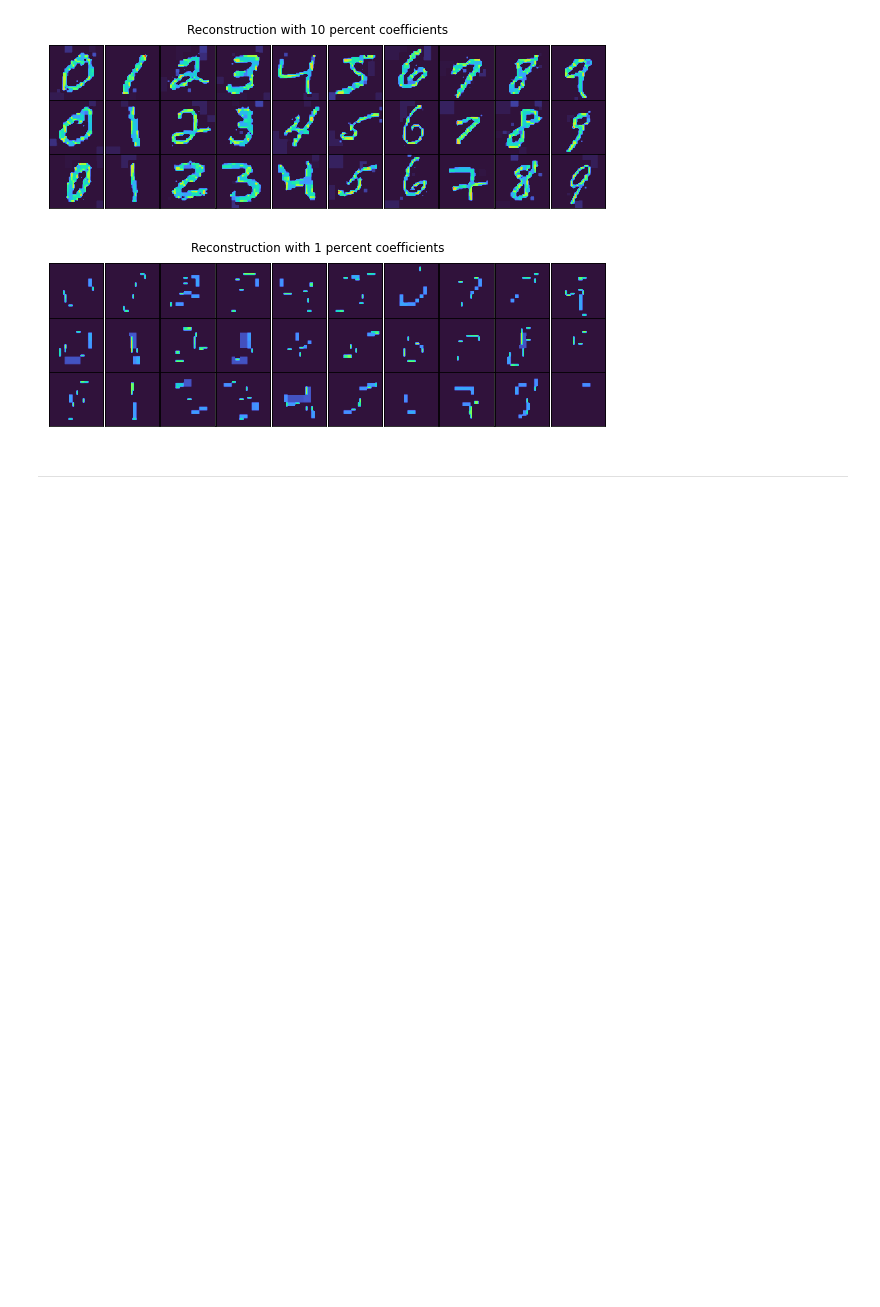
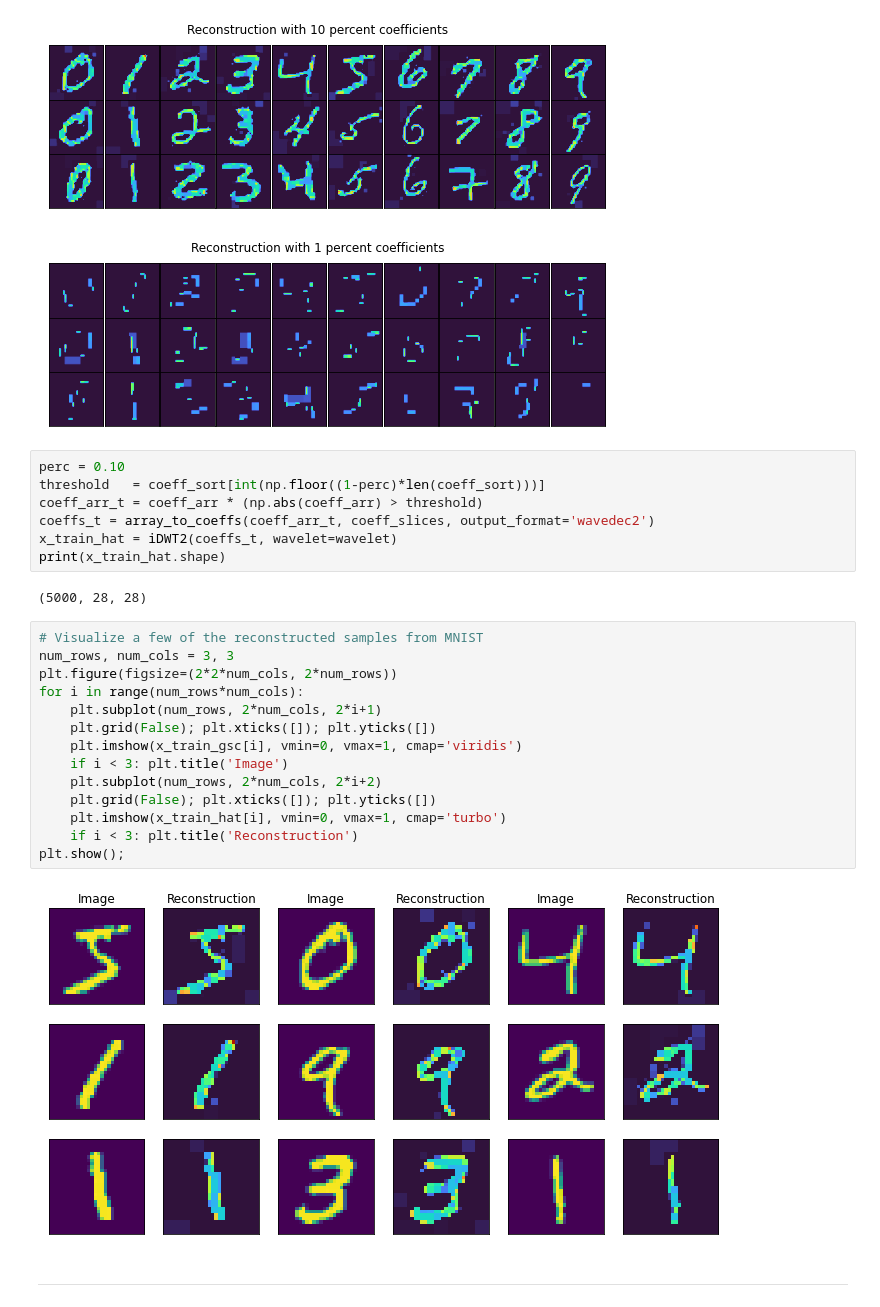
Before and after one commit to misaelmmorales/Dimensionality-Reduction, a Jupyter notebook: ADR_DFT_DWT.ipynb, the cells around one changed output. Saved outputs shown, nothing was run; the diff lists cells and outputs as text; blank space fills up the shorter version.

```diff
--- a/ADR_DFT_DWT.ipynb
+++ b/ADR_DFT_DWT.ipynb
@@ -832,6 +832,31 @@ for k in ks:
 [figure]
 [figure]
 [figure]
+# %%
+perc = 0.10
+threshold   = coeff_sort[int(np.floor((1-perc)*len(coeff_sort)))]
+coeff_arr_t = coeff_arr * (np.abs(coeff_arr) > threshold)
+coeffs_t = array_to_coeffs(coeff_arr_t, coeff_slices, output_format='wavedec2')
+x_train_hat = iDWT2(coeffs_t, wavelet=wavelet)
+print(x_train_hat.shape)
+# %% [output]
+(5000, 28, 28)
+# %%
+# Visualize a few of the reconstructed samples from MNIST
+num_rows, num_cols = 3, 3
+plt.figure(figsize=(2*2*num_cols, 2*num_rows))
+for i in range(num_rows*num_cols):
+    plt.subplot(num_rows, 2*num_cols, 2*i+1)
+    plt.grid(False); plt.xticks([]); plt.yticks([])
+    plt.imshow(x_train_gsc[i], vmin=0, vmax=1, cmap='viridis')
+    if i < 3: plt.title('Image')
+    plt.subplot(num_rows, 2*num_cols, 2*i+2)
+    plt.grid(False); plt.xticks([]); plt.yticks([])
+    plt.imshow(x_train_hat[i], vmin=0, vmax=1, cmap='turbo')
+    if i < 3: plt.title('Reconstruction')
+plt.show();
+# %% [output]
+[figure, added]
 # %% [markdown]
 ***
 # %% [markdown]
```
